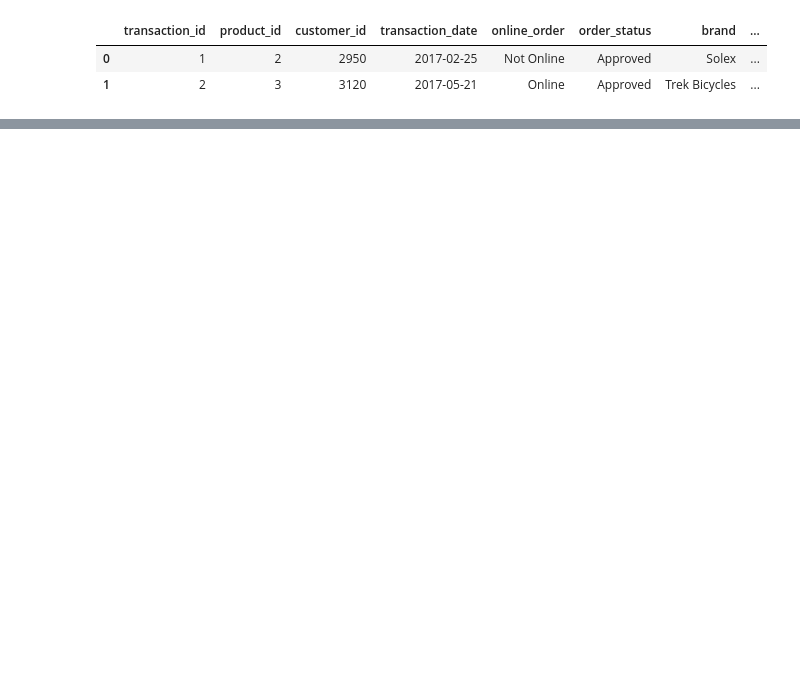
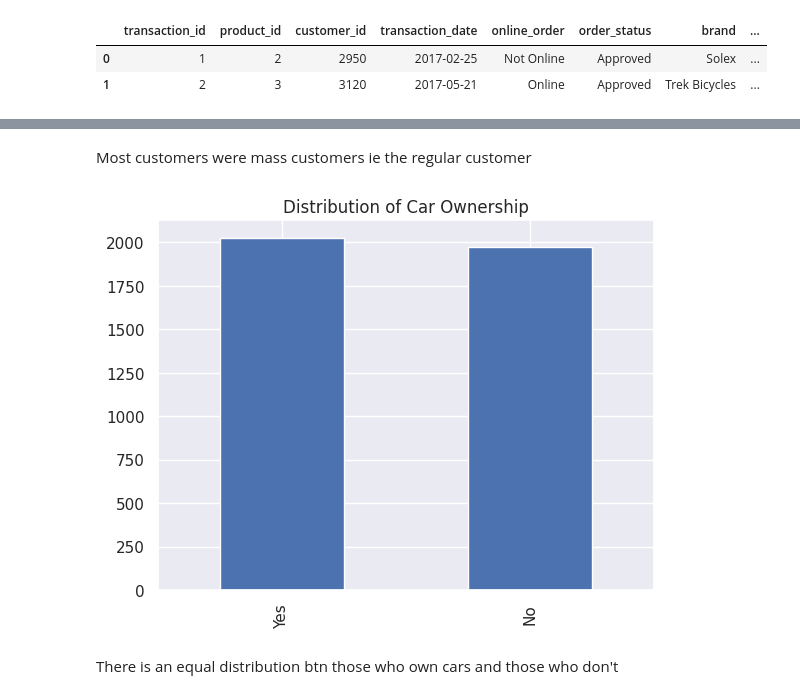
Before and after one commit to kanjamwingirwa/KPMG_AU_Virtual_Internship, a Jupyter notebook: KPMG_AU_INTERNSHIP_FINAL_PY.ipynb, the cells around one changed output, grey strips where cells are left out. Saved outputs shown, nothing was run; the diff lists cells and outputs as text; code cells hidden in the pictures; blank space fills up the shorter version.

```diff
--- a/KPMG_AU_INTERNSHIP_FINAL_PY.ipynb
+++ b/KPMG_AU_INTERNSHIP_FINAL_PY.ipynb
@@ -472,0 +509,10 @@ transcation_df.head(2)
+# %% [markdown]
+
+Most customers were mass customers ie the regular customer
+# %%
+#Distribution of Car Ownership
+Customer_Demographic_df['owns_car'].value_counts().plot(kind='bar', title='Distribution of Car Ownership');
+# %% [output]
+[figure, added]
+# %% [markdown]
+There is an equal distribution btn those who own cars and those who don't
```
Also changed, not shown: parts of 12 cells of this notebook.
